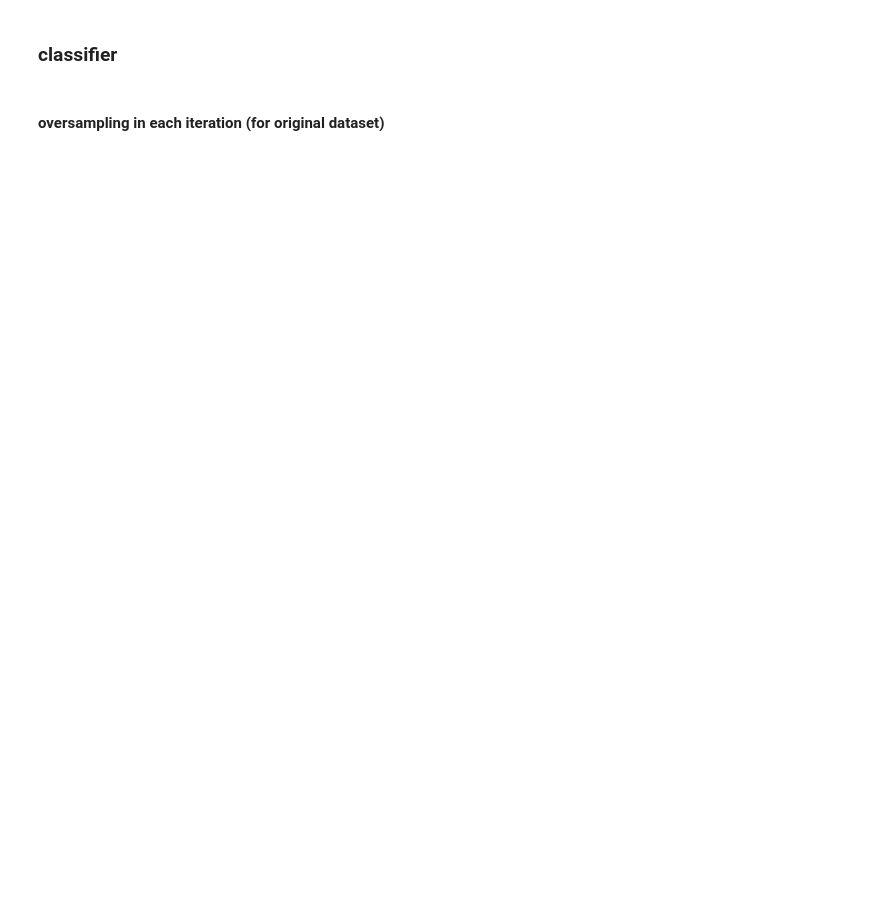
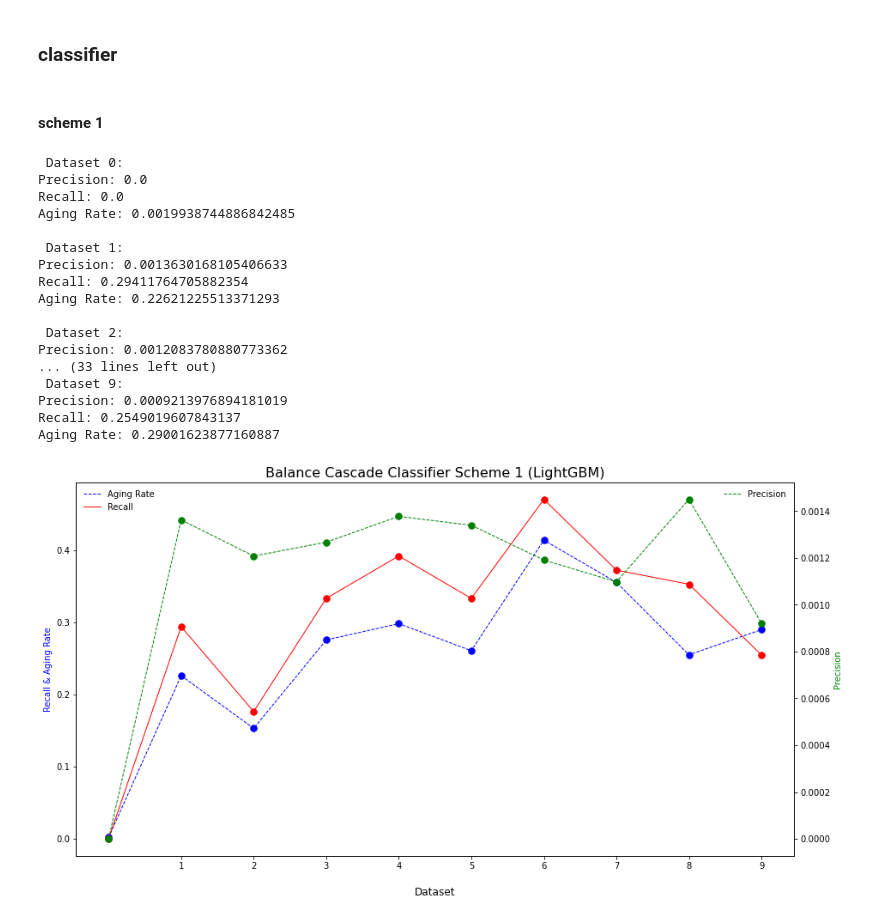
Before and after one commit to ruibone/AUO_aging_test, a Jupyter notebook: AUO aging test/Full_Version_Code/4-6_BalanceCascade.ipynb, the cells around one changed output. Drawn from its saved outputs; the diff is of its cells as text; code cells hidden in the pictures; blank space fills up the shorter version.

```diff
--- a/AUO aging test/Full_Version_Code/4-6_BalanceCascade.ipynb
+++ b/AUO aging test/Full_Version_Code/4-6_BalanceCascade.ipynb
@@ -184,4 +357,26 @@ with open(f'hyperparameter/20211221/runhist_array_m2m4_m5_3criteria_{base_learne
 # %% [markdown]
 ### classifier
-# %% [markdown]
-#### oversampling in each iteration (for original dataset)
+# %% [markdown]
+#### scheme 1
+# %%
+table_setC = runall_cascade(run_train, run_test, base_paramC, num_iter = 5)
+line_chart(table_setC, title = 'Balance Cascade Classifier Scheme 1 (LightGBM)')
+# %% [output]
+ Dataset 0:
+Precision: 0.0
+Recall: 0.0
+Aging Rate: 0.0019938744886842485
+
+ Dataset 1:
+Precision: 0.0013630168105406633
+Recall: 0.29411764705882354
+Aging Rate: 0.22621225513371293
+
+ Dataset 2:
+Precision: 0.0012083780880773362
+... (33 lines left out)
+ Dataset 9:
+Precision: 0.0009213976894181019
+Recall: 0.2549019607843137
+Aging Rate: 0.29001623877160887
+[figure, added]
```
Also changed, not shown: parts of 18 cells of this notebook, 2 other files.
